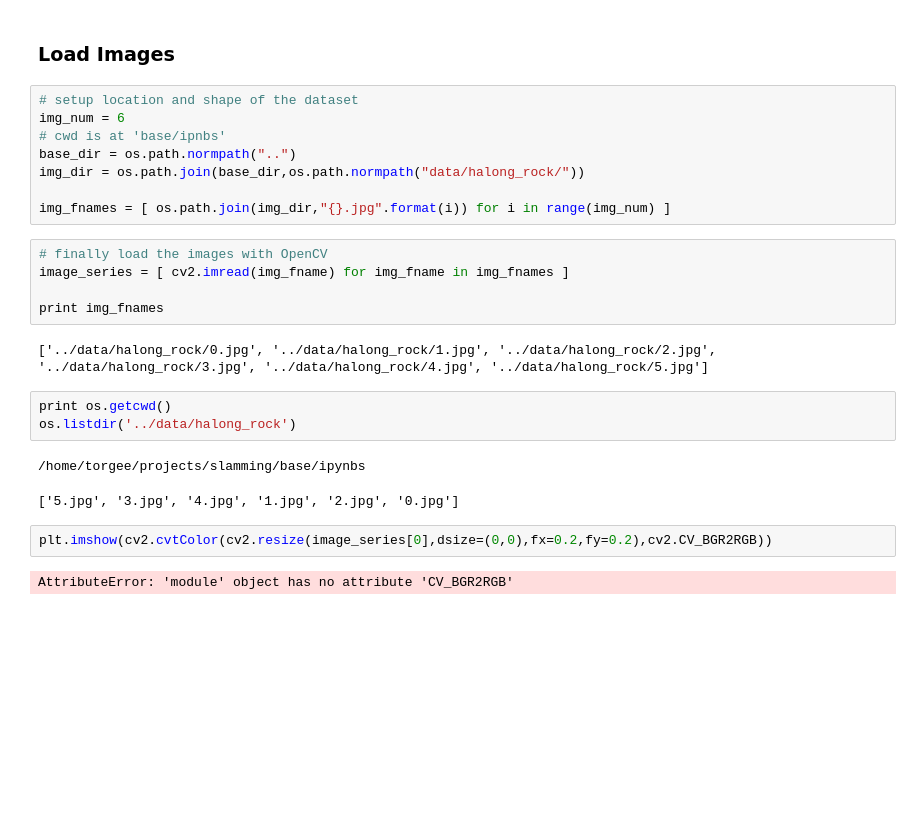
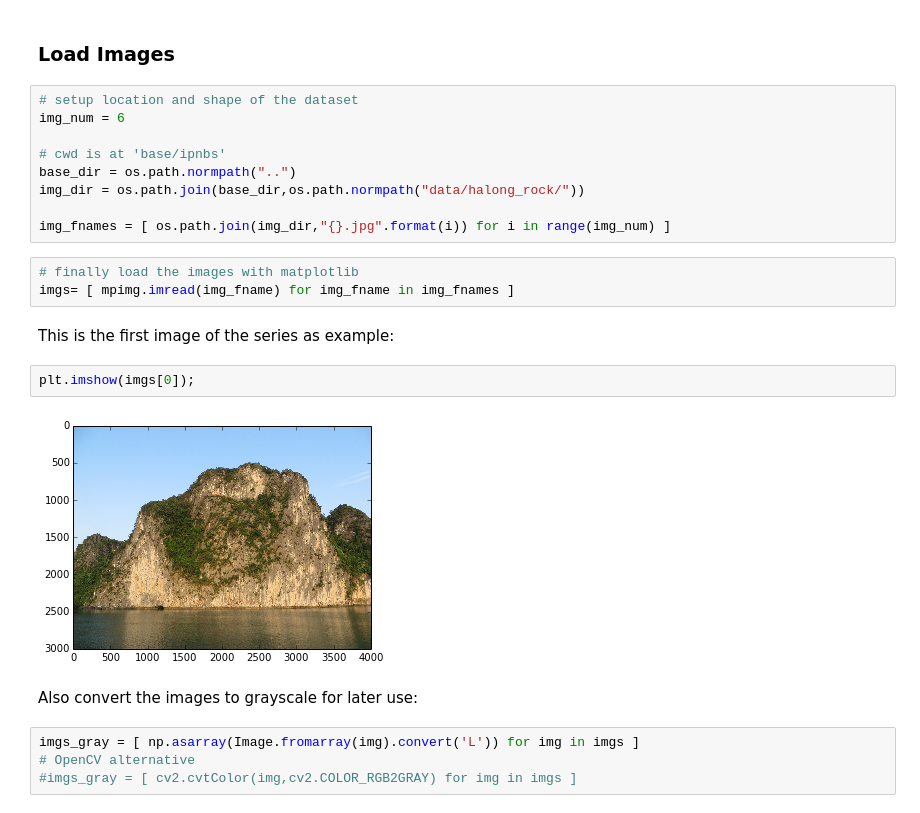
Before and after one commit to Torgee/slamming, a Jupyter notebook: ipynbs/HaLongBay.ipynb, the cells around one changed output. Saved outputs shown, nothing was run; the diff lists cells and outputs as text; blank space fills up the shorter version.

```diff
--- a/ipynbs/HaLongBay.ipynb
+++ b/ipynbs/HaLongBay.ipynb
@@ -28,25 +32,24 @@ A Series of 6 images, taken with a Canon SX 280 point-and-shoot camera, full res
 # %%
 # setup location and shape of the dataset
 img_num = 6
+
 # cwd is at 'base/ipnbs'
 base_dir = os.path.normpath("..")
 img_dir = os.path.join(base_dir,os.path.normpath("data/halong_rock/"))
 
 img_fnames = [ os.path.join(img_dir,"{}.jpg".format(i)) for i in range(img_num) ]
 # %%
-# finally load the images with OpenCV
-image_series = [ cv2.imread(img_fname) for img_fname in img_fnames ]
-
-print img_fnames
+# finally load the images with matplotlib
+imgs= [ mpimg.imread(img_fname) for img_fname in img_fnames ]
-# %% [output]
-['../data/halong_rock/0.jpg', '../data/halong_rock/1.jpg', '../data/halong_rock/2.jpg', '../data/halong_rock/3.jpg', '../data/halong_rock/4.jpg', '../data/halong_rock/5.jpg']
-# %%
-print os.getcwd()
-os.listdir('../data/halong_rock')
-# %% [output]
-/home/torgee/projects/slamming/base/ipynbs
-['5.jpg', '3.jpg', '4.jpg', '1.jpg', '2.jpg', '0.jpg']
-# %%
-plt.imshow(cv2.cvtColor(cv2.resize(image_series[0],dsize=(0,0),fx=0.2,fy=0.2),cv2.CV_BGR2RGB))
-# %% [output]
-AttributeError: 'module' object has no attribute 'CV_BGR2RGB'
+# %% [markdown]
+This is the first image of the series as example:
+# %%
+plt.imshow(imgs[0]);
+# %% [output]
+[figure, added]
+# %% [markdown]
+Also convert the images to grayscale for later use:
+# %%
+imgs_gray = [ np.asarray(Image.fromarray(img).convert('L')) for img in imgs ]
+# OpenCV alternative
+#imgs_gray = [ cv2.cvtColor(img,cv2.COLOR_RGB2GRAY) for img in imgs ]
```
Also changed, not shown: parts of 15 cells of this notebook.
